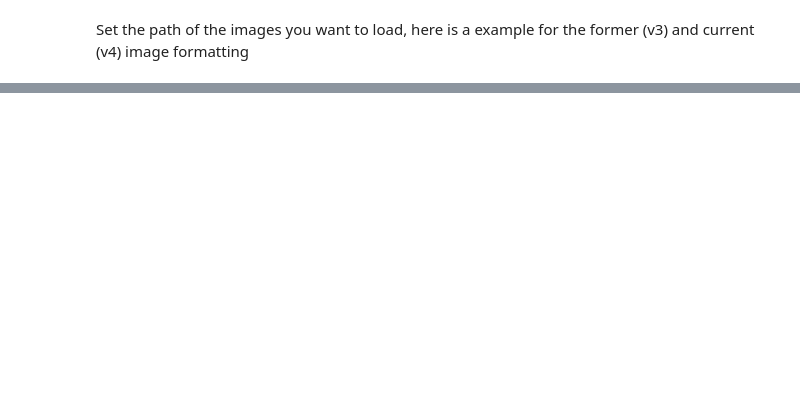
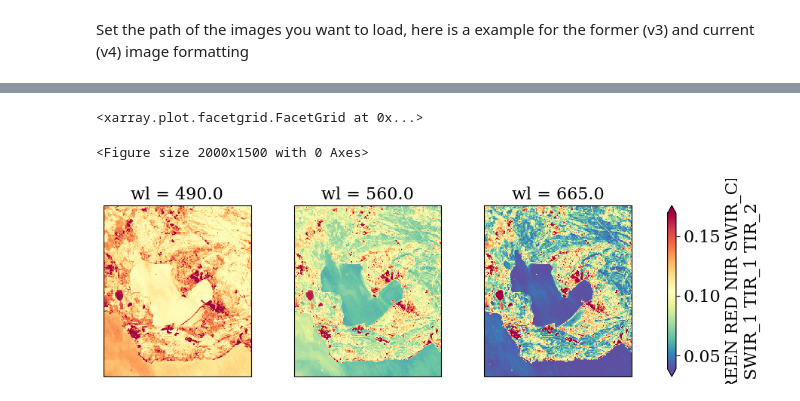
Before and after one commit to Tristanovsk/GRSdriver, a Jupyter notebook: docs/source/examples/GRSdriver_landsat9_TIR.ipynb, the cells around one changed output, grey strips where cells are left out. Cells and saved outputs as stored; diff of their text form; code cells hidden in the pictures; blank space fills up the shorter version.

```diff
--- a/docs/source/examples/GRSdriver_landsat9_TIR.ipynb
+++ b/docs/source/examples/GRSdriver_landsat9_TIR.ipynb
@@ -68,0 +103,17 @@ Data variables:
+# %%
+epsg = l1c.prod.rio.crs.to_epsg()
+str_epsg = str(epsg)
+zone = str_epsg[-2:]
+is_south = str_epsg[2] == 7
+proj = ccrs.UTM(zone, is_south)
+
+coarsening=1
+cmap = plt.cm.Spectral_r
+fig = plt.figure(figsize=(20, 15))
+#ax = plt.subplot(1, 1, 1, projection=proj)
+#ax.set_extent(extent_val, proj)
+l1c.prod.bands.isel(wl=[0,1,2]).plot.imshow(col='wl',col_wrap=3, cmap=cmap,robust=True,subplot_kws=dict(projection=proj))
+# %% [output]
+<xarray.plot.facetgrid.FacetGrid at 0x...>
+<Figure size 2000x1500 with 0 Axes>
+[figure, added]
```
Also changed, not shown: parts of 14 cells of this notebook, 26 other files.
